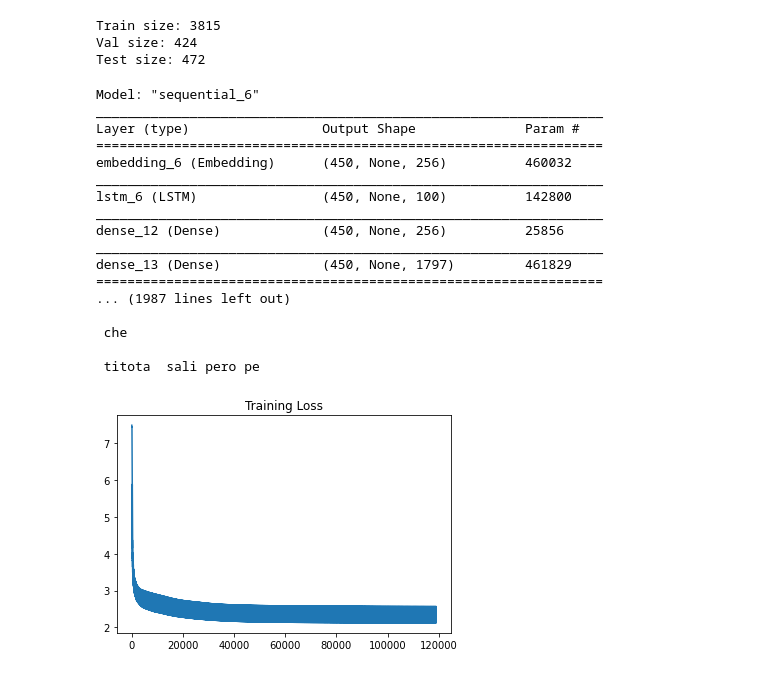
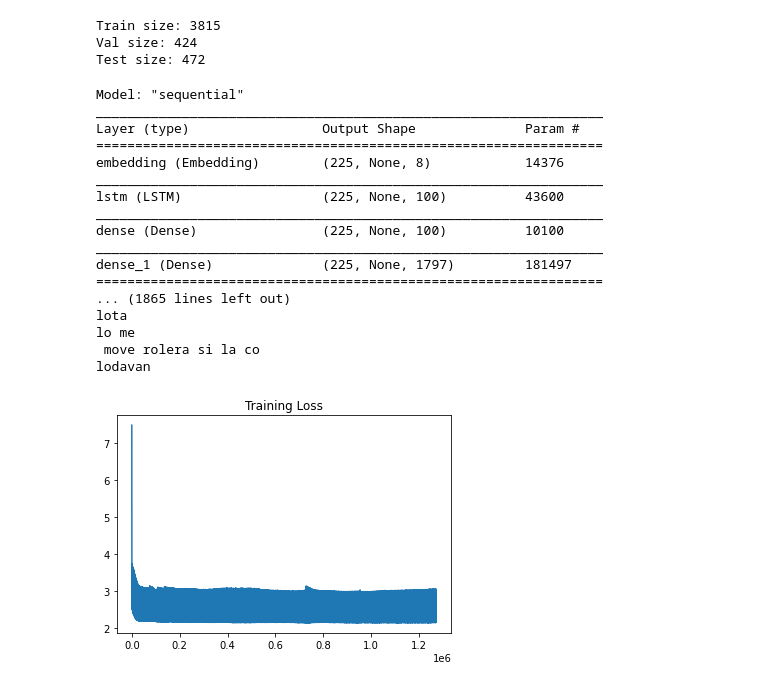
Before and after one commit to DanieleVeri/deep_comedy, a Jupyter notebook: preprocessing.ipynb, the cells around one changed output. Drawn from its saved outputs; the diff is of its cells as text; code cells hidden in the pictures.

```diff
--- a/preprocessing.ipynb
+++ b/preprocessing.ipynb
@@ -1687,7 +1687,7 @@ Train size: 3815
 Val size: 424
 Test size: 472
 # %%
-def generate_text(init, generator, num_generate = 100, temperature = 1.0):
+def generate_text(init, generator, num_generate = 225, temperature = 1.0):
     text_generated = []
     generator.reset_states()
     sym = init
@@ -1701,26 +1701,24 @@ def generate_text(init, generator, num_generate = 100, temperature = 1.0):
         text_generated.append(predicted_id)
     return (seq2str(text_generated))
 
-init = []
-for i in range(3):
-  init += poetry_sy_lm_dataset.train_x[i]
+init = [poetry_sy_lm_dataset.vocabulary.word2id("<GO>")]
 init = np.asarray(init)
 init = np.expand_dims(init, axis=0)
 # %%
 vocab_size = poetry_sy_lm_dataset.vocabulary.vocab_size + 2 # TODO: idk
-batch_size = 450
-embedding_size = 256  #power of 2 to exploit cache
+batch_size = 225
+embedding_size = 8  #power of 2 to exploit cache
 len_input = 100
-hidden_size = 256
+hidden_size = 100
 n_epochs = 1000
-learning_rate = 1e-4
+learning_rate = 1e-3
 
 char_input = Input(shape=(batch_size,))
 RNN = Sequential([
     Embedding(vocab_size, embedding_size,
               batch_input_shape=(batch_size, None)),
 
-    LSTM(len_input, return_sequences = True, dropout=0.0),
+    LSTM(len_input, return_sequences = True),
 
     Dense(hidden_size, activation = relu),
     #Dropout(0.2),
@@ -1763,41 +1761,41 @@ for epoch in range(n_epochs):
         x, y = b[0], b[1]
         x = np.asarray(x)
         y = np.asarray(y)
         x = np.expand_dims(x[:batch_size], axis=1)
         y = np.expand_dims(y[:batch_size], axis=1)
 
         current_loss = train_on_batch(x, y)
         loss_history.append(current_loss)
 
     print("=========================== Epoch: {}.  \t  Loss: {}  \t  Time: {}ss".format(
         epoch, current_loss.numpy(), round(time.time()-start, 2)))
 
     if epoch % 10 == 9:
         gen.set_weights(RNN.get_weights())
         print(generate_text(init, gen))
 
 
 plt.plot(loss_history)
 plt.title("Training Loss")
 plt.show()
 
 RNN.save("/lstm_dense.h5")
 # %% [output]
-Model: "sequential_6"
+Model: "sequential"
 _________________________________________________________________
 Layer (type)                 Output Shape              Param #
 =================================================================
-embedding_6 (Embedding)      (450, None, 256)          460032
+embedding (Embedding)        (225, None, 8)            14376
 _________________________________________________________________
-lstm_6 (LSTM)                (450, None, 100)          142800
+lstm (LSTM)                  (225, None, 100)          43600
 _________________________________________________________________
-dense_12 (Dense)             (450, None, 256)          25856
+dense (Dense)                (225, None, 100)          10100
 _________________________________________________________________
-dense_13 (Dense)             (450, None, 1797)         461829
+dense_1 (Dense)              (225, None, 1797)         181497
 =================================================================
-... (1987 lines left out)
-
- che
-
- titota  sali pero pe
+... (1865 lines left out)
+lota
+lo me
+ move rolera si la co
+lodavan
-[figure, old version]
+[figure, new version]
```
Also changed, not shown: parts of 1 cell of this notebook.
